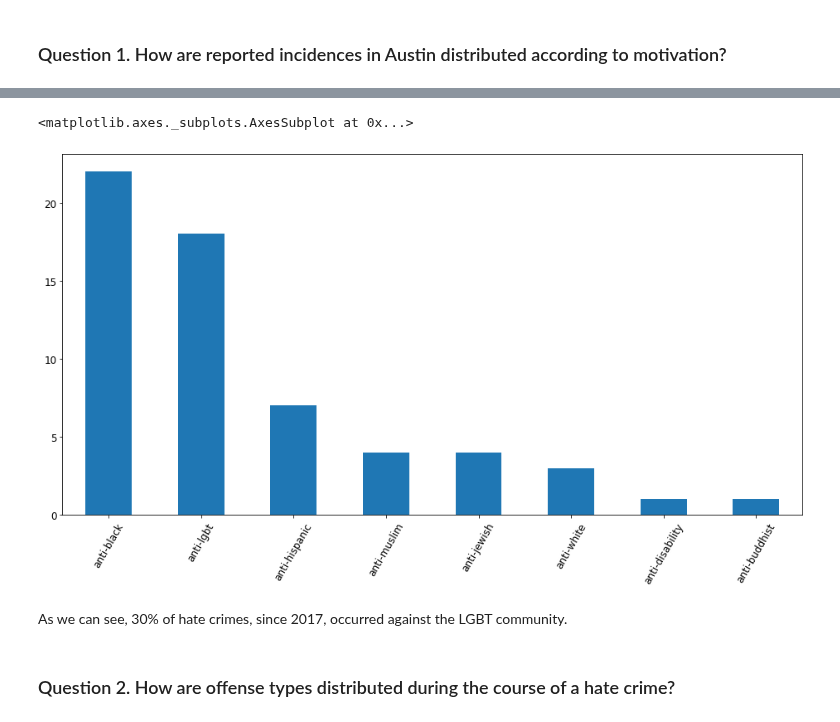
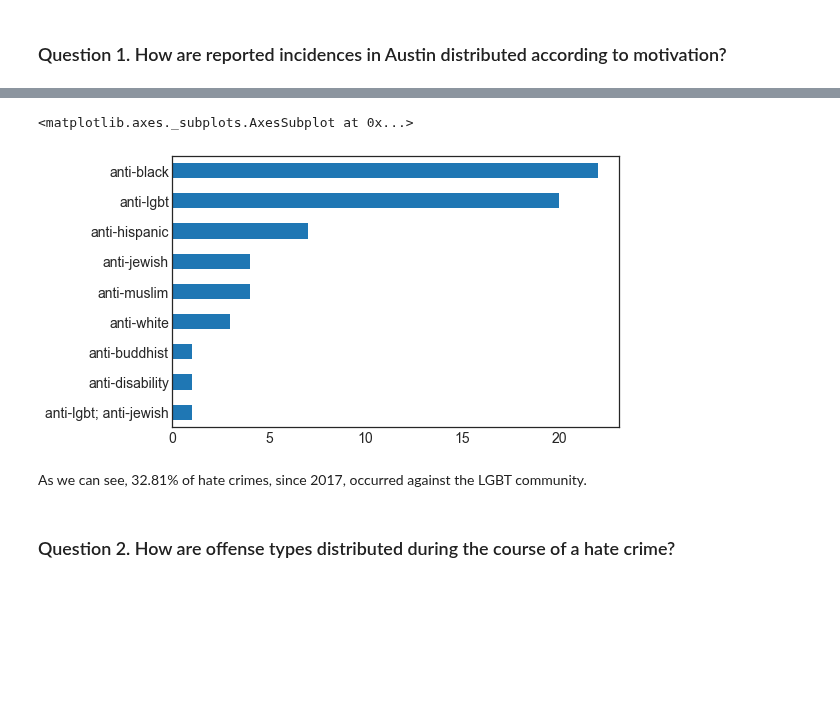
Before and after one commit to rgrantham82/Crime-Analysis, a Jupyter notebook: hate_crimes_analysis/Exploratory Analysis.ipynb, the cells around one changed output, grey strips where cells are left out. Saved outputs shown, nothing was run; the diff lists cells and outputs as text; code cells hidden in the pictures; blank space fills up the shorter version.

```diff
--- a/hate_crimes_analysis/Exploratory Analysis.ipynb
+++ b/hate_crimes_analysis/Exploratory Analysis.ipynb
@@ -88,0 +23,20 @@ df['race/ethnicity_of_offender(s)'] = df['race/ethnicity_of_offender(s)'].astype
+# %%
+plt.style.use('seaborn-white')
+# %%
+# Loading & examining the dataset
+df = pd.read_csv('datasets\df_new.csv')
+# %%
+# Helper function to clean the data
+def clean_data(df):
+    """Converting and setting the index"""
+    df['date_of_incident'] = df['date_of_incident'].astype('datetime64')
+    df.set_index(['date_of_incident'], inplace=True)
+    df.sort_index(inplace=True)
+    """Converting the following to category type"""
+    cat_col = ['bias',
+               'offense',
+               'offense_location',
+               'race_ethn_offender']
+    df[cat_col] = df[cat_col].astype('category')
+    return df
+df = clean_data(df)
@@ -89 +47,3 @@ df['race/ethnicity_of_offender(s)'] = df['race/ethnicity_of_offender(s)'].astype
+# %%
+df.drop_duplicates(inplace=True)
 # %%
@@ -159,11 +121,12 @@ anti-buddhist      0.016667
 Name: bias, dtype: float64
 # %%
-bias.plot.bar(figsize=(16,8), fontsize=12, rot=60)
+bias.sort_values().plot.barh(figsize=(8,5),
+                             fontsize=14)
 # %% [output]
 <matplotlib.axes._subplots.AxesSubplot at 0x...>
-[figure, old version]
+[figure, new version]
 # %% [markdown]
-As we can see, 30% of hate crimes, since 2017, occurred against the LGBT community.
+As we can see, 32.81% of hate crimes, since 2017, occurred against the LGBT community.
 # %% [markdown]
 <a id='q2'></a>
 ### Question 2. How are offense types distributed during the course of a hate crime?
```
Also changed, not shown: parts of 16 cells of this notebook.
